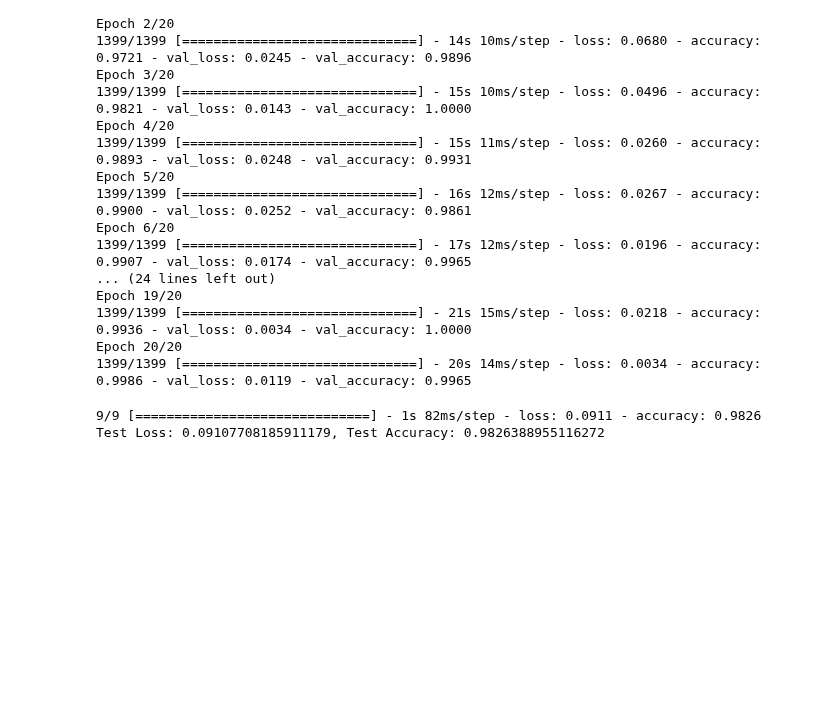
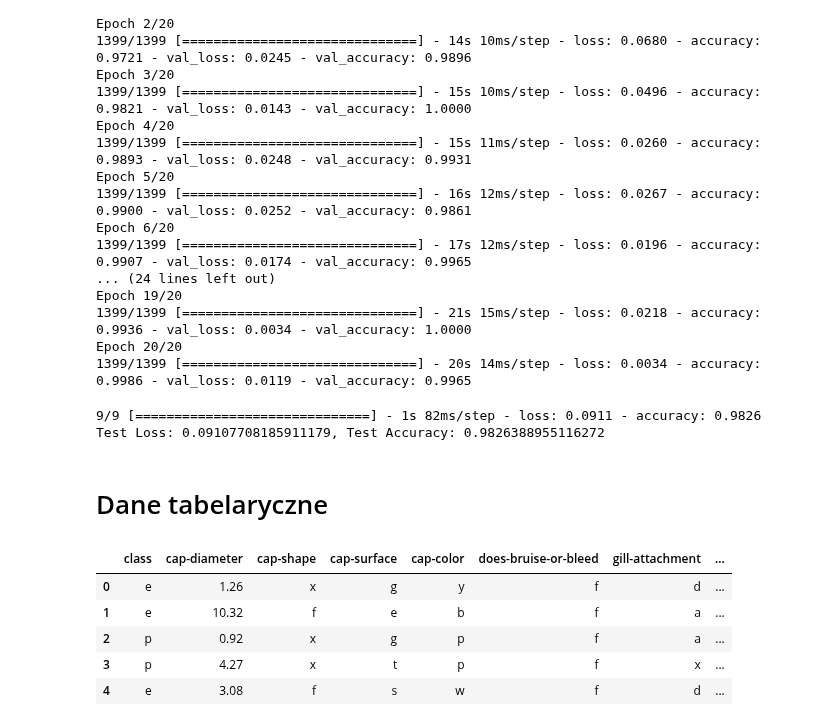
Before and after one commit to mbiernacka/Mushroom-classification, a Jupyter notebook: cross_entropy.ipynb, the cells around one changed output. Drawn from its saved outputs; the diff is of its cells as text; code cells hidden in the pictures; blank space fills up the shorter version.

```diff
--- a/cross_entropy.ipynb
+++ b/cross_entropy.ipynb
@@ -266,3 +265,5 @@ print(f"Test Loss: {test_loss}, Test Accuracy: {test_accuracy}")
 # %% [output]
 9/9 [==============================] - 1s 82ms/step - loss: 0.0911 - accuracy: 0.9826
 Test Loss: 0.09107708185911179, Test Accuracy: 0.9826388955116272
+# %% [markdown]
+# Dane tabelaryczne
@@ -268,0 +272,12 @@ Test Loss: 0.09107708185911179, Test Accuracy: 0.9826388955116272
+# %%
+data_shuffled = pd.read_csv("/Users/milenabiernacka/Desktop/studia/magisterka/UCI/secondary_data_shuffled.csv", sep = ';')
+data_no_miss = pd.read_csv('/Users/milenabiernacka/Desktop/studia/magisterka/UCI/secondary_data_no_miss.csv', sep = ';')
+# %%
+data_no_miss.head()
+# %% [output]
+|  | class | cap-diameter | cap-shape | cap-surface | cap-color | does-bruise-or-bleed | gill-attachment | ... |
+| 0 | e | 1.26 | x | g | y | f | d | ... |
+| 1 | e | 10.32 | f | e | b | f | a | ... |
+| 2 | p | 0.92 | x | g | p | f | a | ... |
+| 3 | p | 4.27 | x | t | p | f | x | ... |
+| 4 | e | 3.08 | f | s | w | f | d | ... |
```
Also changed, not shown: parts of 14 cells of this notebook.
